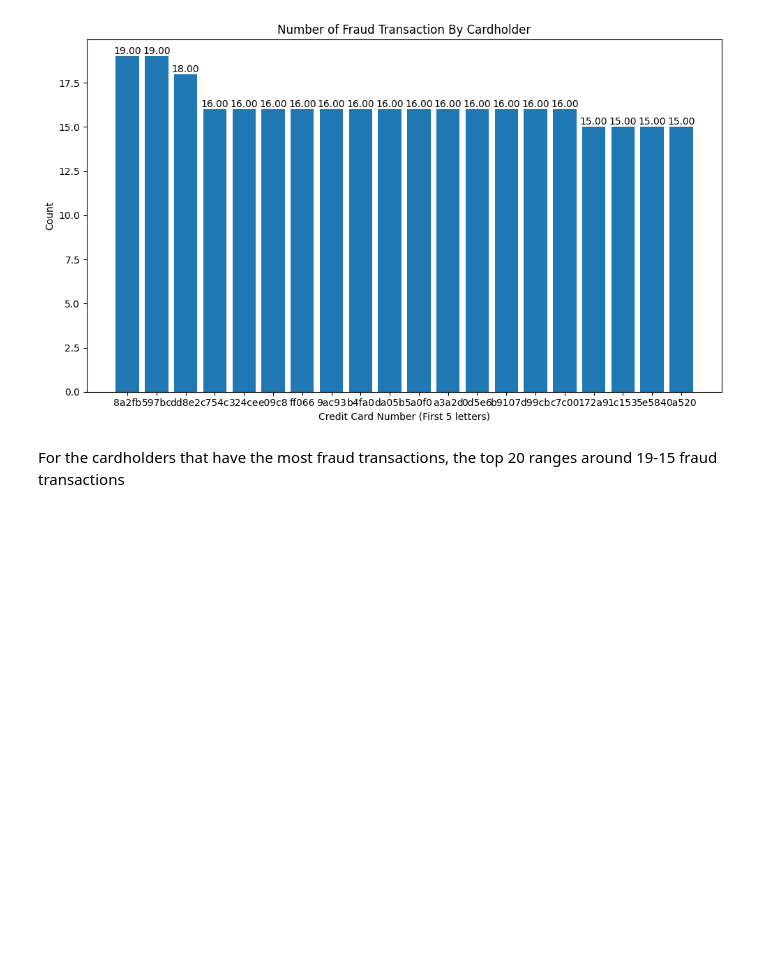
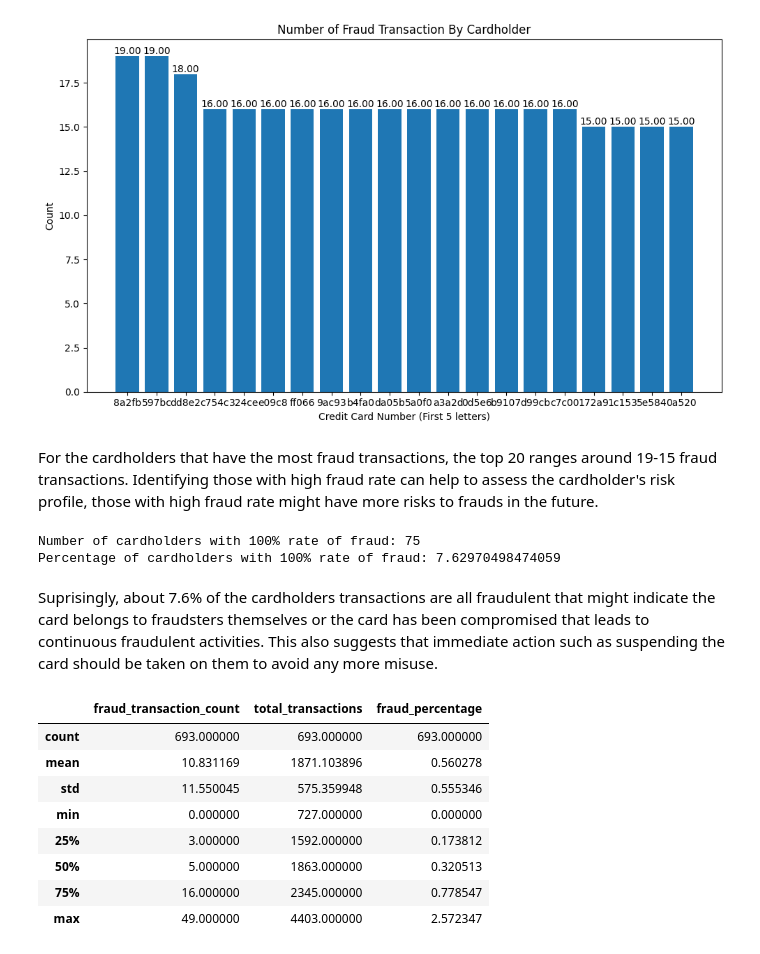
Before and after one commit to hnsa9/etl, a Jupyter notebook: etl.ipynb, the cells around one changed output. Cells and saved outputs as stored; diff of their text form; code cells hidden in the pictures; blank space fills up the shorter version.

```diff
--- a/etl.ipynb
+++ b/etl.ipynb
@@ -1068,4 +1073,18 @@ plot_bar_chart(
 # %% [output]
 [figure]
 # %% [markdown]
-For the cardholders that have the most fraud transactions, the top 20 ranges around 19-15 fraud transactions
+For the cardholders that have the most fraud transactions, the top 20 ranges around 19-15 fraud transactions. Identifying those with high fraud rate can help to assess the cardholder's risk profile, those with high fraud rate might have more risks to frauds in the future.
+# %%
+num_all_fraud = len(
+    grouped_cc_num_fraud_df[grouped_cc_num_fraud_df["fraud_percentage"] == 100]
+)
+print("Number of cardholders with 100% rate of fraud:", num_all_fraud)
+print(
+    "Percentage of cardholders with 100% rate of fraud:",
+    num_all_fraud / len(grouped_cc_num_fraud_df) * 100,
+)
+# %% [output]
+Number of cardholders with 100% rate of fraud: 75
+Percentage of cardholders with 100% rate of fraud: 7.62970498474059
+# %% [markdown]
+Suprisingly, about 7.6% of the cardholders transactions are all fraudulent that might indicate the card belongs to fraudsters themselves or the card has been compromised that leads to continuous fraudulent activities. This also suggests that immediate action such as suspending the card should be taken on them to avoid any more misuse.
@@ -1071,0 +1104,12 @@ For the cardholders that have the most fraud transactions, the top 20 ranges aro
+# %%
+grouped_merchant_fraud.describe()
+# %% [output]
+|  | fraud_transaction_count | total_transactions | fraud_percentage |
+| count | 693.000000 | 693.000000 | 693.000000 |
+| mean | 10.831169 | 1871.103896 | 0.560278 |
+| std | 11.550045 | 575.359948 | 0.555346 |
+| min | 0.000000 | 727.000000 | 0.000000 |
+| 25% | 3.000000 | 1592.000000 | 0.173812 |
+| 50% | 5.000000 | 1863.000000 | 0.320513 |
+| 75% | 16.000000 | 2345.000000 | 0.778547 |
+| max | 49.000000 | 4403.000000 | 2.572347 |
```
Also changed, not shown: parts of 13 cells of this notebook.
